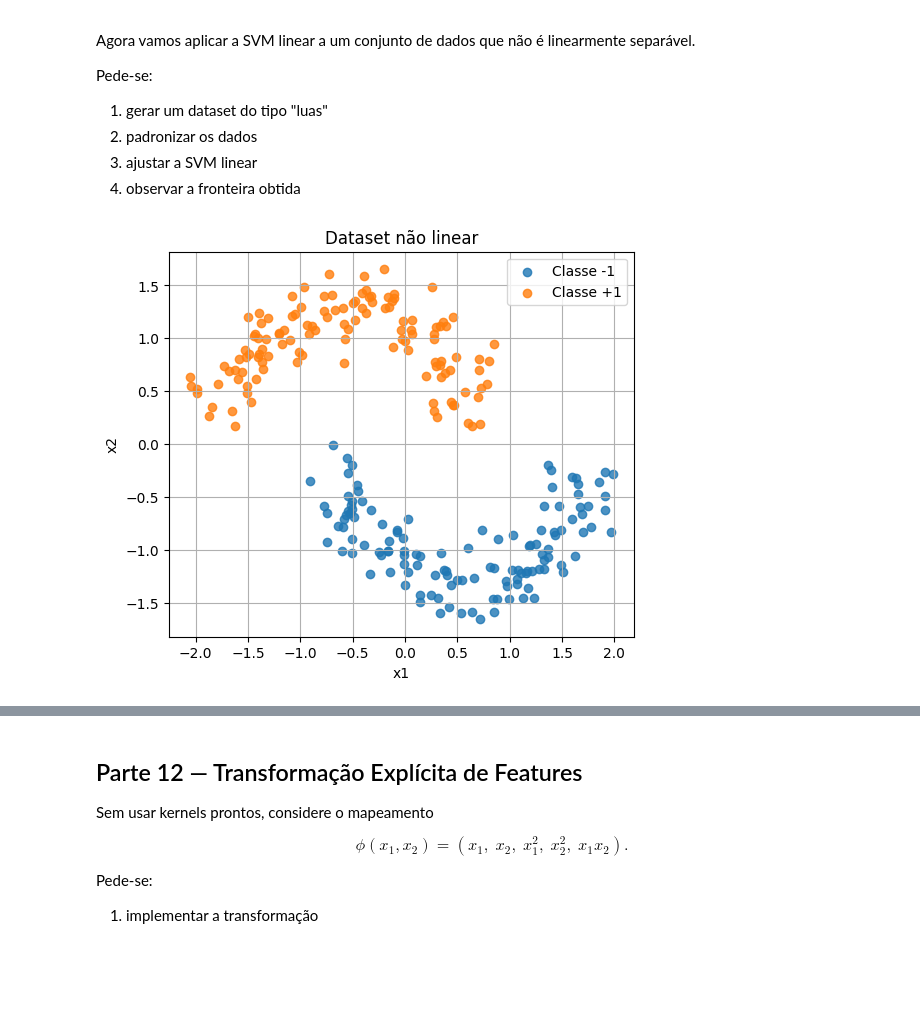
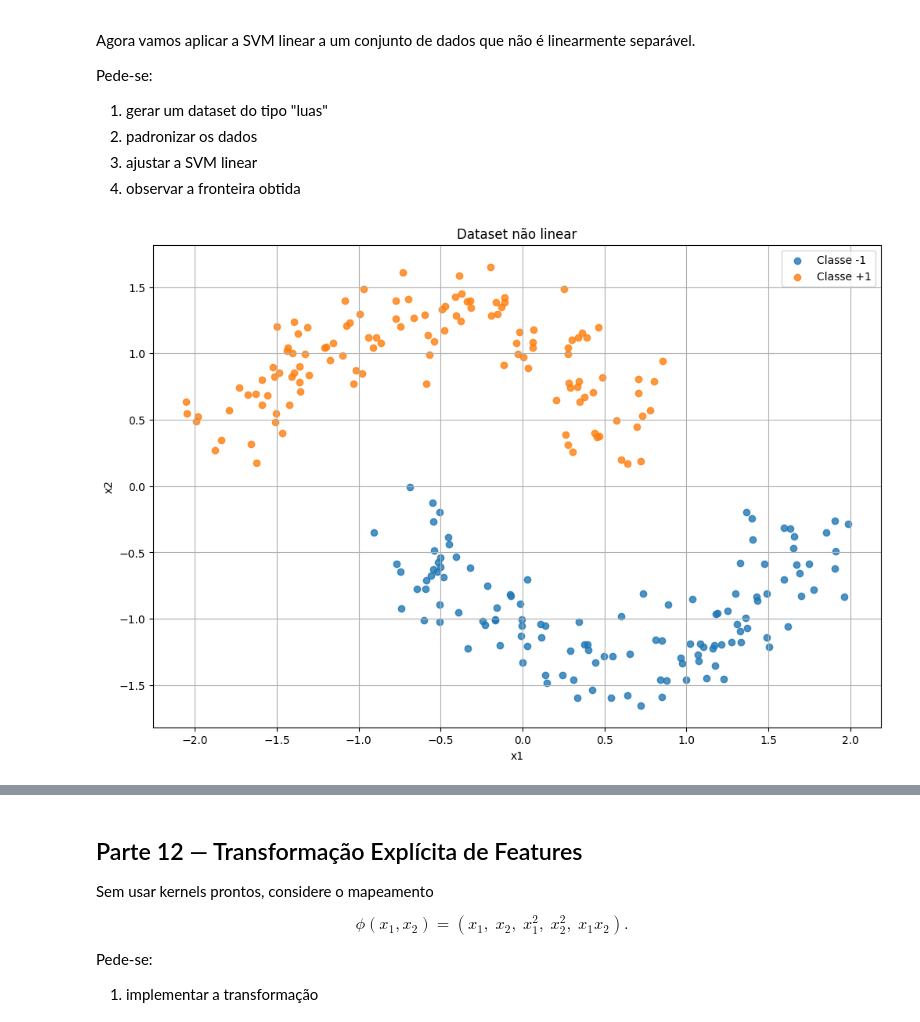
Before and after one commit to saulosgil/TopicosIA_MetodosEngenhariaAprendizadoMaquina_I, a Jupyter notebook: ExercicioComputacional_04_SG.ipynb, the cells around one changed output, grey strips where cells are left out. Saved outputs shown, nothing was run; the diff lists cells and outputs as text; code cells hidden in the pictures; blank space fills up the shorter version.

```diff
--- a/ExercicioComputacional_04_SG.ipynb
+++ b/ExercicioComputacional_04_SG.ipynb
@@ -486,33 +486,33 @@ Pede-se:
 def make_moons_manual(n_samples=250, noise=0.15):
     n = n_samples // 2
     t1 = np.linspace(0, np.pi, n)
     t2 = np.linspace(0, np.pi, n)
 
     moon1 = np.c_[np.cos(t1), np.sin(t1)]
     moon2 = np.c_[1 - np.cos(t2), -np.sin(t2) - 0.5]
 
     X1 = moon1 + noise * np.random.randn(n, 2)
     X2 = moon2 + noise * np.random.randn(n, 2)
 
     X = np.vstack([X1, X2])
     y = np.hstack([np.ones(n), -np.ones(n)])
     return X, y
 
 X_nl, y_nl = make_moons_manual()
 
 mean_nl = X_nl.mean(axis=0)
 std_nl = X_nl.std(axis=0)
 X_nl = (X_nl - mean_nl) / std_nl
 
-plt.figure(figsize=(6, 5))
+plt.figure(figsize=(12, 8))
 plt.scatter(X_nl[y_nl == -1, 0], X_nl[y_nl == -1, 1], label='Classe -1', alpha=0.8)
 plt.scatter(X_nl[y_nl ==  1, 0], X_nl[y_nl ==  1, 1], label='Classe +1', alpha=0.8)
 plt.xlabel('x1')
 plt.ylabel('x2')
 plt.title('Dataset não linear')
 plt.legend()
 plt.grid(True)
 plt.show()
 # %% [output]
-[figure, old version]
+[figure, new version]
 # %%
```
Also changed, not shown: parts of 17 cells of this notebook.
